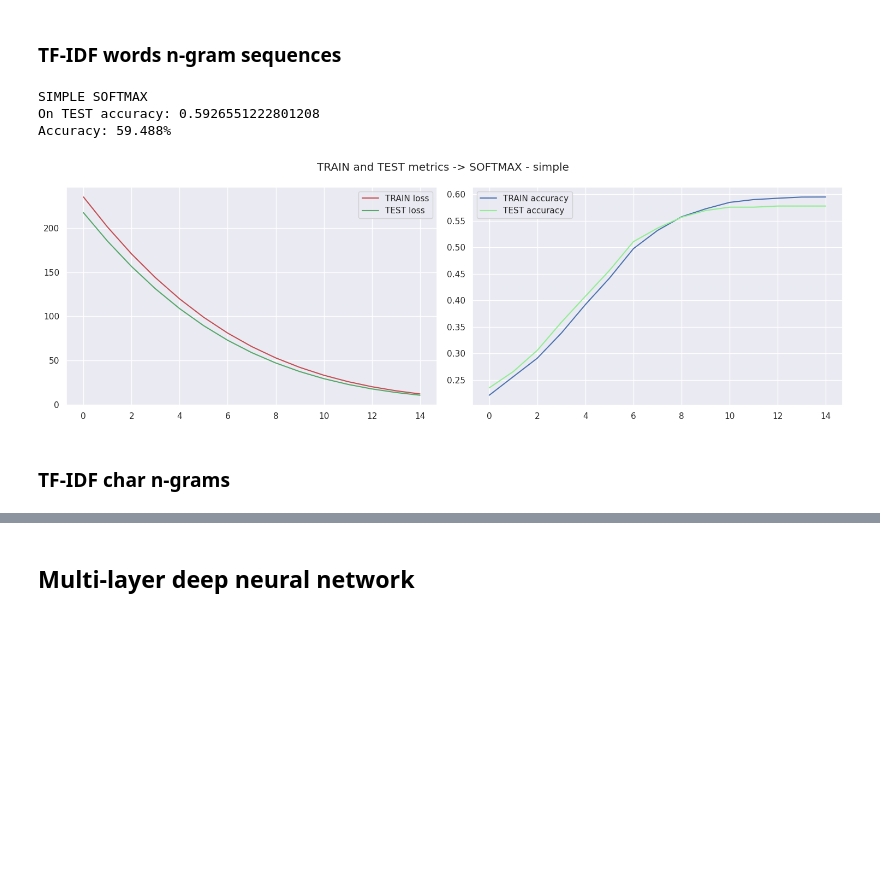
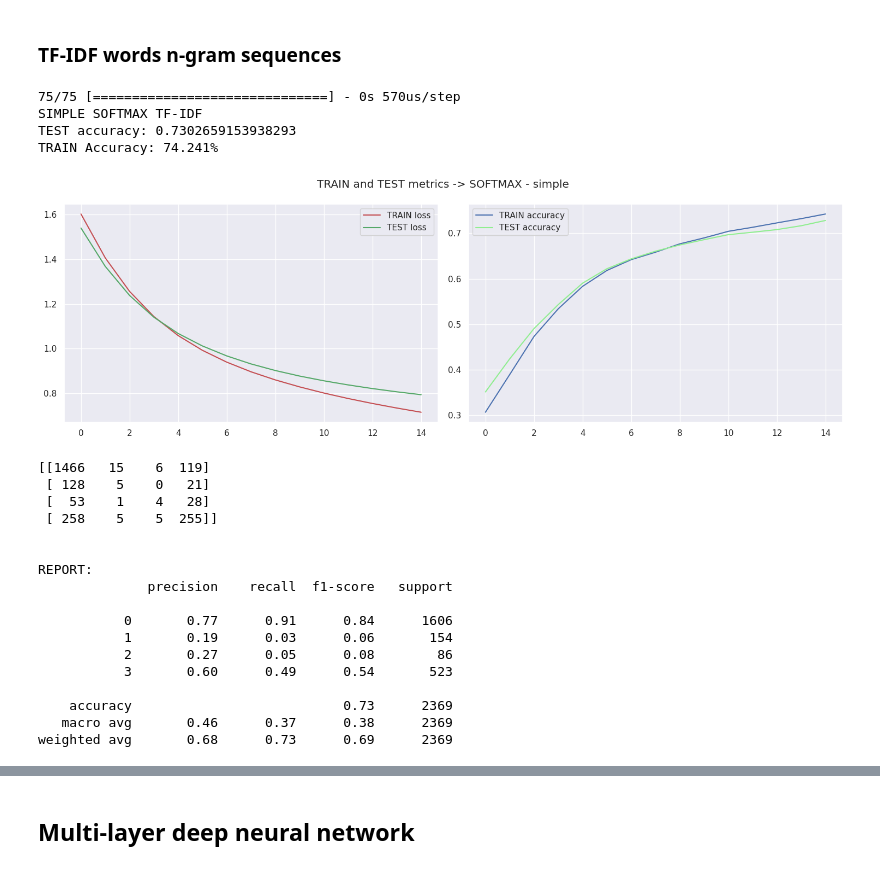
Before and after one commit to vegura/master_degree_work, a Jupyter notebook: Master degree work.ipynb, the cells around one changed output, grey strips where cells are left out. Saved outputs shown, nothing was run; the diff lists cells and outputs as text; code cells hidden in the pictures; blank space fills up the shorter version.

```diff
--- a/Master degree work.ipynb
+++ b/Master degree work.ipynb
@@ -854,0 +846,11 @@ y_pred_val_labels_tfidf_c = classifier_tfidf_c.predict(X_val_tfidf_c)
+# %%
+def show_confusion_matrix(y_true, y_pred):
+    categories = list(range(np.max(y_true)))
+    confusion_matrix = metrics.confusion_matrix(y_true, y_pred)
+
+    cm_display = metrics.ConfusionMatrixDisplay(confusion_matrix=confusion_matrix)
+#     cm_display.plot()
+#     plt.figure().set_figheight(10).set_figwidth(10)
+#     plt.show()
+
+    return confusion_matrix
@@ -855,5 +932,5 @@ y_pred_val_labels_tfidf_c = classifier_tfidf_c.predict(X_val_tfidf_c)
 # %%
-OUT = len(reactions)
+OUT = NUMBER_OF_CATEGORIES
 BATCH_SIZE = 64
 EPOCHS = 15
 # %%
@@ -877,14 +954,15 @@ def single_layer_softmax_model(input_shape, learning_rate=0.001):
         tf.keras.Input(shape=(input_shape[1],)),
         tf.keras.layers.Dense(OUT,
                               kernel_initializer=tf.keras.initializers.RandomNormal(mean=0, stddev=1.0),
-                              kernel_regularizer="l1",
-                              activation="softmax")
+#                               kernel_regularizer="l2",
+                              activation="softmax"),
+#         tf.keras.layers.Softmax()
     ])
 
-    model.compile(# Adam + crossentropy
+    model.compile(
         optimizer=tf.keras.optimizers.Adam(),
-        loss="sparse_categorical_crossentropy",
-        metrics=["accuracy", tf.metrics.F]
+        loss="categorical_crossentropy",
+        metrics=["accuracy"]
     )
 
     return model
@@ -916,21 +1032,43 @@ Accuracy: 59.409%
 softmax_simple_tfidf_w = single_layer_softmax_model(X_train_tfidf_w.toarray().shape)
 softmax_simple_tfidf_w_result = softmax_simple_tfidf_w.fit(
     X_train_tfidf_w.toarray(),
-    df_train_tf["max_reactions_category"].to_numpy(),
+    y_train,
     epochs=EPOCHS,
     batch_size=BATCH_SIZE,
     validation_split=0.2,
     verbose=False)
 # %%
+softmax_simple_tfidf_w_y_pred = softmax_simple_tfidf_w.predict(X_test_tfidf_w.toarray())
 _, softmax_simple_accuracy = softmax_simple_tfidf_w.evaluate(X_test_tfidf_w.toarray(),
-                                      df_test_tf["max_reactions_category"].to_numpy(), verbose=False)
-print("SIMPLE SOFTMAX")
-print(f"On TEST accuracy: {softmax_simple_accuracy}")
+                                      y_test, verbose=False)
+print("SIMPLE SOFTMAX TF-IDF")
+print(f"TEST accuracy: {softmax_simple_accuracy}")
 plot_learning_metrics(softmax_simple_tfidf_w_result, "SOFTMAX - simple")
+
+print(show_confusion_matrix(y_test.argmax(axis=1), np.argmax(softmax_simple_tfidf_w_y_pred, axis=1)))
+
+print("\n\nREPORT: ")
+print(metrics.classification_report(y_test.argmax(axis=1), np.argmax(softmax_simple_tfidf_w_y_pred, axis=1)))
 # %% [output]
-SIMPLE SOFTMAX
-On TEST accuracy: 0.5926551222801208
-Accuracy: 59.488%
+75/75 [==============================] - 0s 570us/step
+SIMPLE SOFTMAX TF-IDF
+TEST accuracy: 0.7302659153938293
+TRAIN Accuracy: 74.241%
-[figure, old version]
+[figure, new version]
+[[1466   15    6  119]
+ [ 128    5    0   21]
+ [  53    1    4   28]
+ [ 258    5    5  255]]
+
+
+REPORT:
+              precision    recall  f1-score   support
+
+           0       0.77      0.91      0.84      1606
+           1       0.19      0.03      0.06       154
+           2       0.27      0.05      0.08        86
+           3       0.60      0.49      0.54       523
+
+    accuracy                           0.73      2369
+   macro avg       0.46      0.37      0.38      2369
+weighted avg       0.68      0.73      0.69      2369
-# %% [markdown]
-### TF-IDF char n-grams
```
Also changed, not shown: parts of 200 cells of this notebook.
